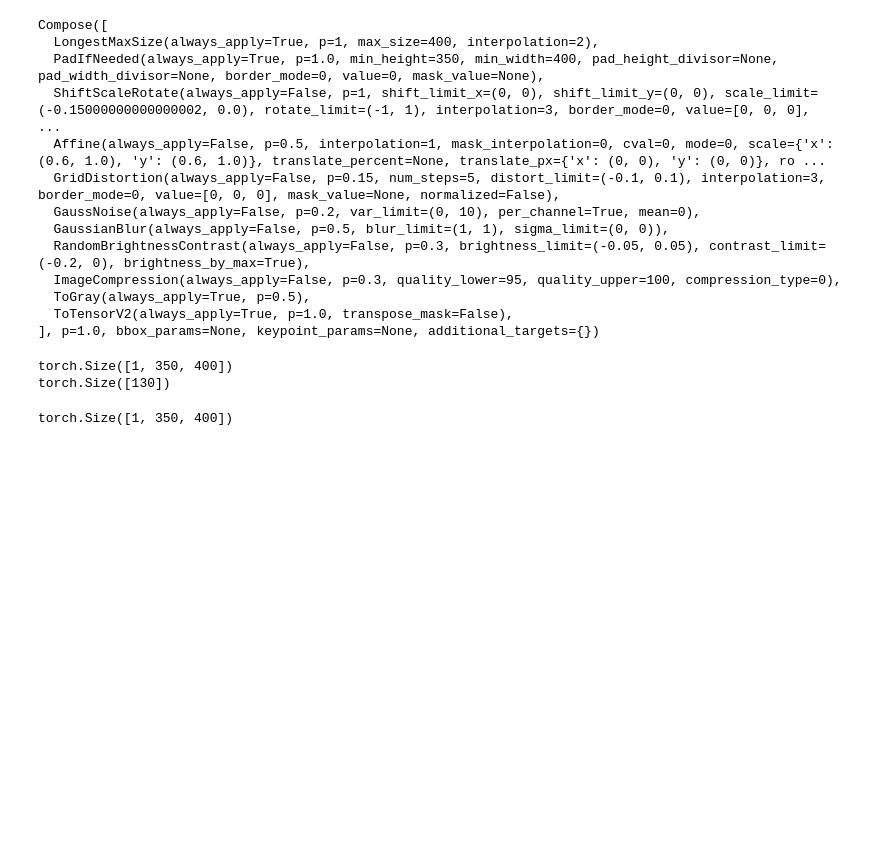
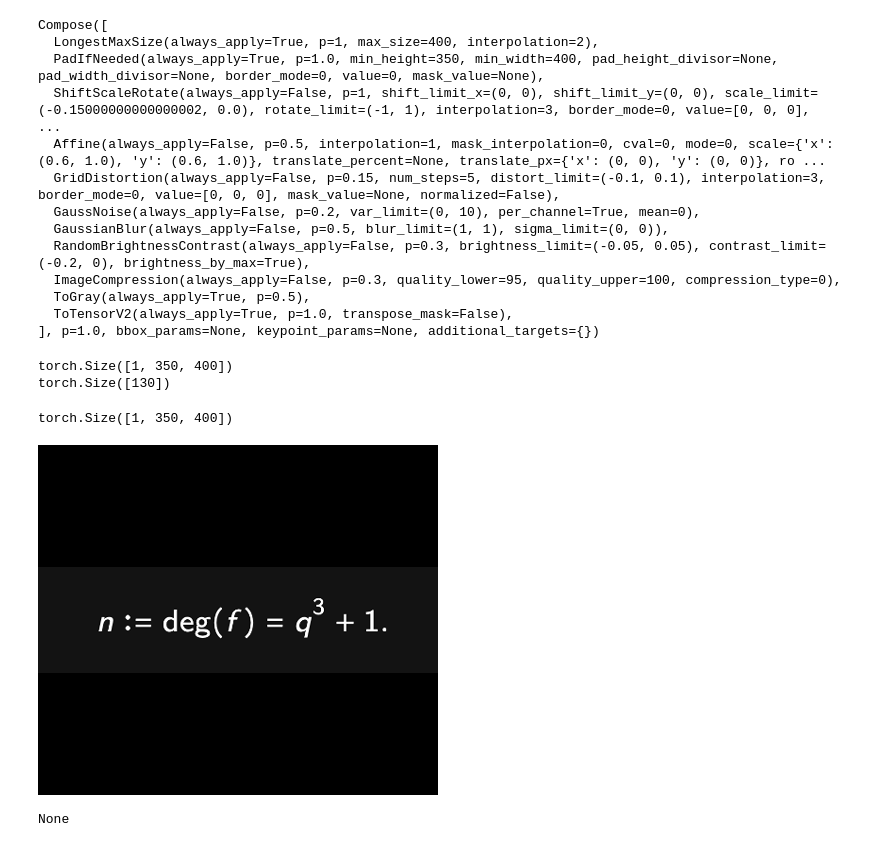
Before and after one commit to gmarus777/image-to-tex-OCR, a Jupyter notebook: Jupyter_Notebooks/LOCAL Printed Tex documentation.ipynb, the cells around one changed output. Saved outputs shown, nothing was run; the diff lists cells and outputs as text; code cells hidden in the pictures; blank space fills up the shorter version.

```diff
--- a/Jupyter_Notebooks/LOCAL Printed Tex documentation.ipynb
+++ b/Jupyter_Notebooks/LOCAL Printed Tex documentation.ipynb
@@ -173,19 +173,22 @@ torch.Size([130])
 # %%
 import cv2
 import PIL
 import numpy as np
+transform = transforms.ToPILImage()
 
 my_image_path= "Jupyter_Notebooks/test_photos/my_image.png"
 my_image = cv2.imread(my_image_path)
 my_image =  cv2.cvtColor(my_image, cv2.COLOR_BGR2RGB)
 my_image= cv2.bitwise_not(my_image)
 #my_image = PIL.ImageOps.invert(my_image)
 
 my_image_tensor = data.image_transform_test(image=np.array(my_image))['image'][:1]
 print(my_image_tensor.shape)
-#print(display(transform(my_image_tensor)))
+print(display(transform(my_image_tensor)))
 # %% [output]
 torch.Size([1, 350, 400])
+[figure, added]
+None
 # %%
 my_image_path= "Jupyter_Notebooks/test_photos/screenshot_1.png"
 my_image = cv2.imread(my_image_path)
```
Also changed, not shown: parts of 6 cells of this notebook.
